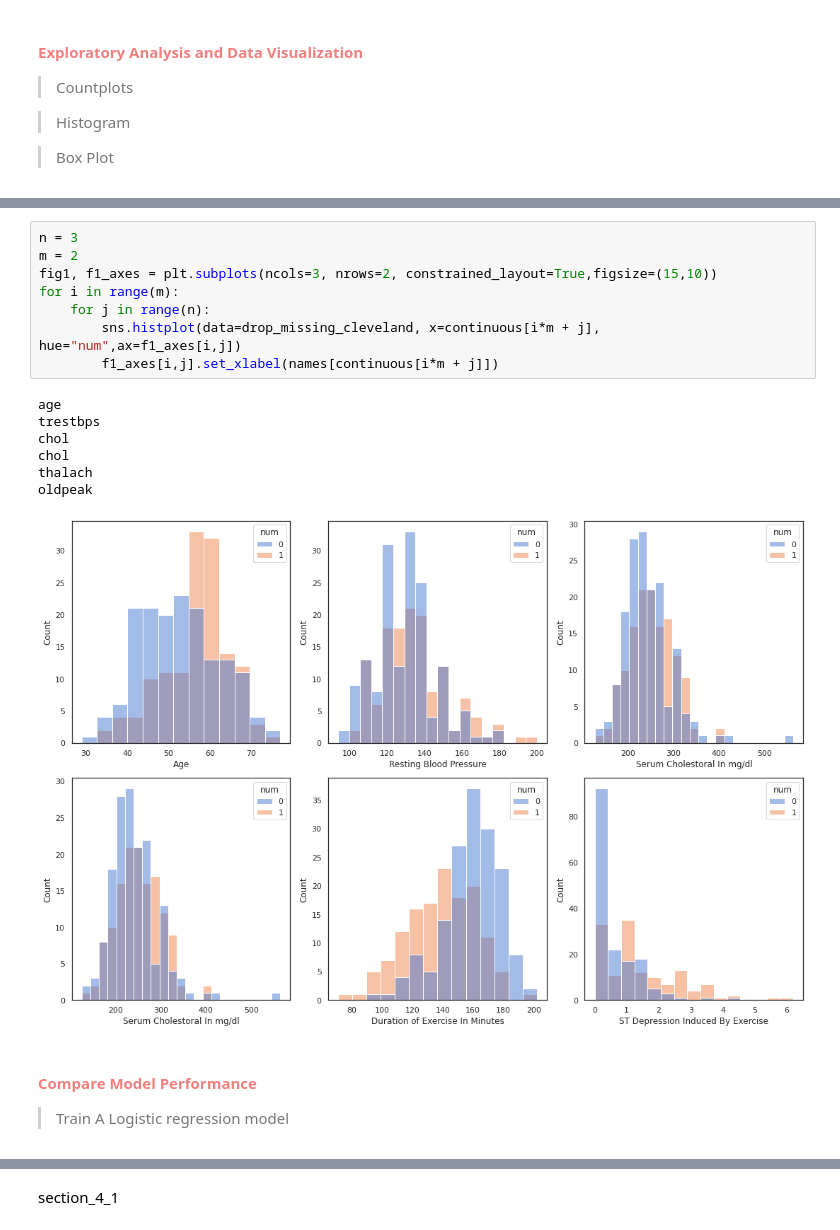
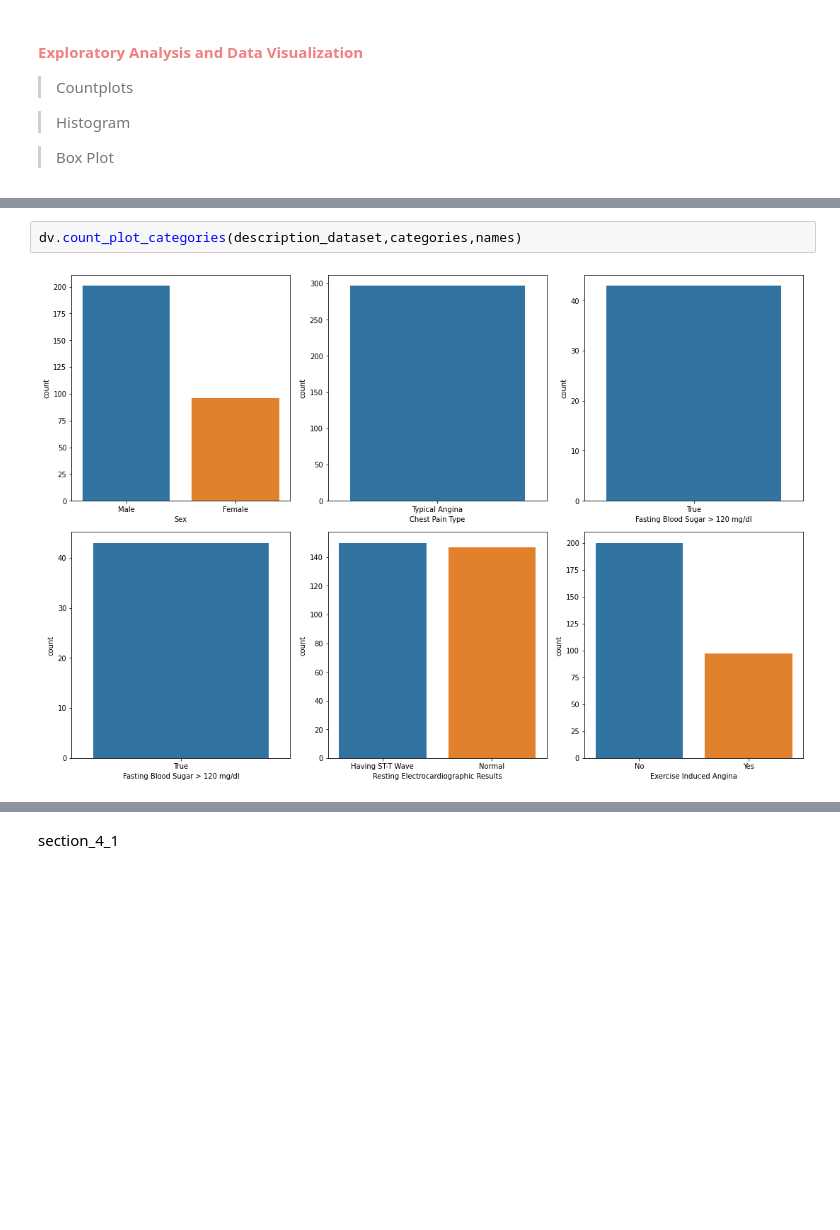
Before and after one commit to Five-Tackle-One/Investigative-Analysis-of-Heart-Disease-Diagnosis, a Jupyter notebook: Investigative Analysis of Heart Disease Diagnosis.ipynb, the cells around one changed output, grey strips where cells are left out. Cells and saved outputs as stored; diff of their text form; blank space fills up the shorter version.

```diff
--- a/Investigative Analysis of Heart Disease Diagnosis.ipynb
+++ b/Investigative Analysis of Heart Disease Diagnosis.ipynb
@@ -322,20 +322,4 @@ for i in range(m):
-# %%
-n = 3
-m = 2
-fig1, f1_axes = plt.subplots(ncols=3, nrows=2, constrained_layout=True,figsize=(15,10))
-for i in range(m):
-    for j in range(n):
-        sns.histplot(data=drop_missing_cleveland, x=continuous[i*m + j], hue="num",ax=f1_axes[i,j])
-        f1_axes[i,j].set_xlabel(names[continuous[i*m + j]])
-# %% [output]
-age
-trestbps
-chol
-chol
-thalach
-oldpeak
-[figure, removed]
-# %% [markdown]
-<h4 style="color:lightcoral"><strong>Compare Model Performance</strong></h4>
-
-> Train A Logistic regression model
+# %%
+dv.count_plot_categories(description_dataset,categories,names)
+# %% [output]
+[figure, added]
```
Also changed, not shown: parts of 24 cells of this notebook, 4 other files.
